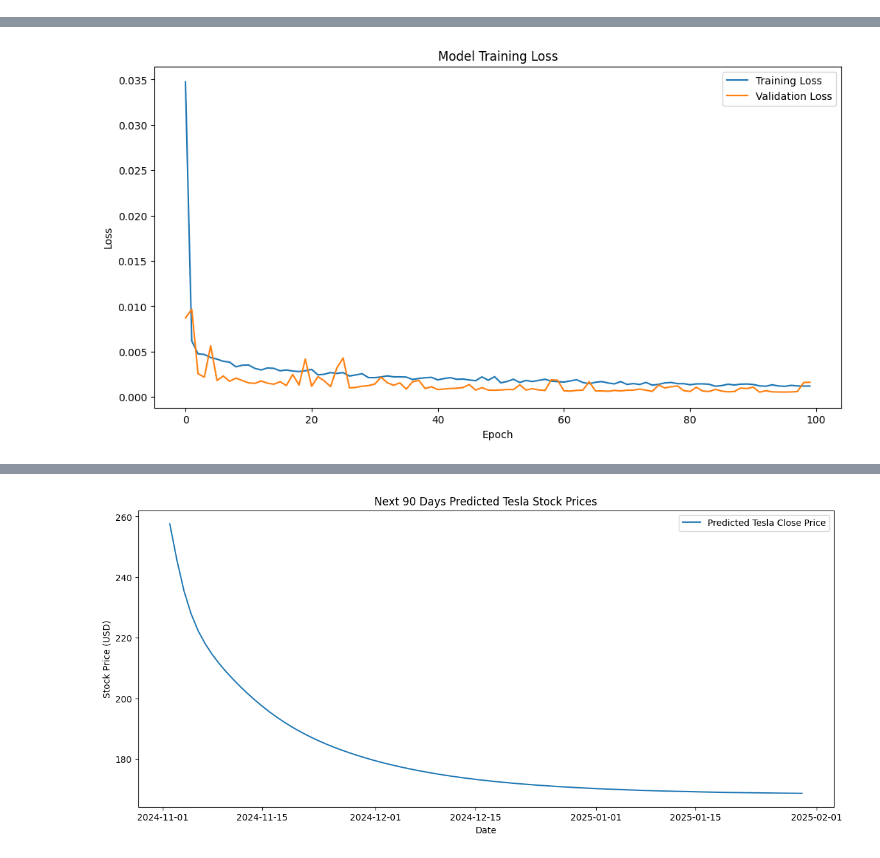
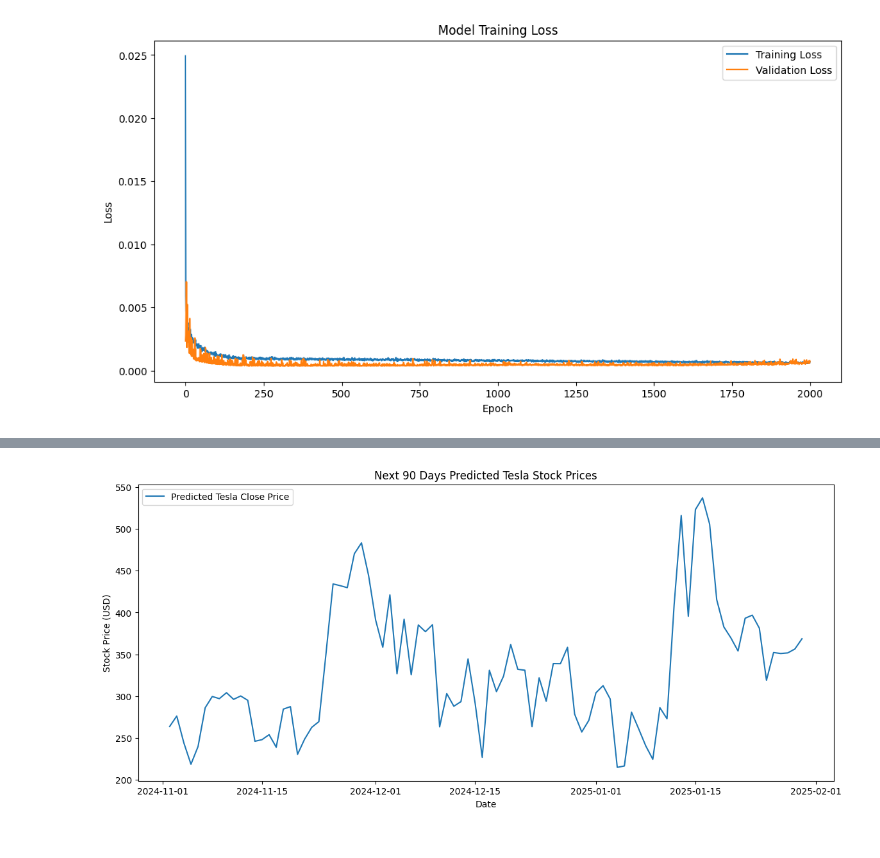
Before and after one commit to TrieuHuynh174/STAT3013.-P11_Nhom8, a Jupyter notebook: Test-LSTM.ipynb, the cells around one changed output, grey strips where cells are left out. Saved outputs shown, nothing was run; the diff lists cells and outputs as text; code cells hidden in the pictures.

```diff
--- a/Test-LSTM.ipynb
+++ b/Test-LSTM.ipynb
@@ -6,50 +6,54 @@ from tensorflow.keras.models import Sequential
 from tensorflow.keras.layers import LSTM, Dense, Dropout
 import matplotlib.pyplot as plt
 
-# Step 1: Load the data
-tesla_data = pd.read_csv('Tesla_Close_2019_2024.csv', parse_dates=['Date'], index_col='Date')
-sp500_data = pd.read_csv('S&P500_Close_2019_2024.csv', parse_dates=['Date'], index_col='Date')
-ixic_data = pd.read_csv('IXIC_Close_2019_2024.csv', parse_dates=['Date'], index_col='Date')
+# Load and prepare the data
+tesla_close = pd.read_csv('Tesla_Close_2019_2024.csv', parse_dates=['Date'], index_col='Date')
+daily_revenue = pd.read_csv('Daily_Revenue_2019_2024.csv', parse_dates=['Date'], index_col='Date')
+sp500 = pd.read_csv('S&P500_Close_2019_2024.csv', parse_dates=['Date'], index_col='Date')
 
-# Merge datasets on 'Date'
-merged_data = tesla_data.merge(sp500_data, left_index=True, right_index=True, suffixes=('', '_sp500'))
-merged_data = merged_data.merge(ixic_data, left_index=True, right_index=True, suffixes=('', '_ixic'))
+# Merge the datasets on 'Date'
+merged_data = tesla_close.merge(daily_revenue, left_index=True, right_index=True, how='inner', suffixes=('', '_revenue'))
+merged_data = merged_data.merge(sp500, left_index=True, right_index=True, how='inner', suffixes=('', '_sp500'))
 
-# Step 2: Preprocess the data
-data = merged_data[['Close', 'Close_sp500', 'Close_ixic']]
+# Filter the data
+merged_data = merged_data.loc['2019-01-01':'2024-11-01']
+
+# Select relevant columns
+data = merged_data[['Close', 'Daily Revenue', 'Close_sp500']]
+
+# Scale the data
 scaler = MinMaxScaler()
 scaled_data = scaler.fit_transform(data)
 
-# Prepare the dataset for LSTM
-def create_dataset(dataset, time_step=60):
+# Create the dataset function
+def create_dataset(dataset, time_step=1):
     X, y = [], []
-    for i in range(time_step, len(dataset)):
-        X.append(dataset[i-time_step:i])
-        y.append(dataset[i, 0])  # Predict the 'Close' price of Tesla
+    for i in range(len(dataset) - time_step - 1):
+        X.append(dataset[i:(i + time_step), :])  # All features as input
+        y.append(dataset[i + time_step, 0])      # Only the 'Close' price as the target
     return np.array(X), np.array(y)
 
-time_step = 60
+time_step = 60  # Using past 60 days
 X, y = create_dataset(scaled_data, time_step)
-X = X.reshape(X.shape[0], X.shape[1], X.shape[2])
 
-# Split data into training and testing sets (80-20 split)
+# Split the data into training and testing sets
 train_size = int(len(X) * 0.8)
 X_train, X_test = X[:train_size], X[train_size:]
 y_train, y_test = y[:train_size], y[train_size:]
 
-# Step 3: Build the LSTM model
+# Build the LSTM model
 model = Sequential()
 model.add(LSTM(units=50, return_sequences=True, input_shape=(X_train.shape[1], X_train.shape[2])))
 model.add(Dropout(0.2))
 model.add(LSTM(units=50, return_sequences=False))
 model.add(Dropout(0.2))
-model.add(Dense(units=1))
+model.add(Dense(units=1))  # Output layer to predict the 'Close' price
 
 # Compile the model
 model.compile(optimizer='adam', loss='mean_squared_error')
 
-# Train the model with early stopping for better generalization
-history = model.fit(X_train, y_train, epochs=100, batch_size=32, validation_data=(X_test, y_test))
+# Train the model
+history = model.fit(X_train, y_train, epochs=2000, batch_size=32, validation_data=(X_test, y_test), verbose=1)
 
 # Plot training history
 plt.figure(figsize=(12, 6))
@@ -61,30 +65,25 @@ plt.ylabel('Loss')
 plt.legend()
 plt.show()
 
-# Step 4: Iterative training on rolling windows for validation
-window_size = 60  # Number of days in each rolling window
-for start in range(0, len(X_train) - window_size, window_size):
-    end = start + window_size
-    model.fit(X_train[start:end], y_train[start:end], epochs=10, batch_size=32, verbose=0)
-
-# Step 5: Predict the next 90 days
-last_60_days = scaled_data[-60:]  # Use last 60 days for prediction
+# Predict the next 90 days
+last_60_days = scaled_data[-60:]  # Last 60 days of data as input for prediction
 input_seq = last_60_days.reshape(1, last_60_days.shape[0], last_60_days.shape[1])
 
 predictions = []
-for _ in range(90):  # Predict next 90 days
+
+for _ in range(90):
     pred = model.predict(input_seq)
-    predictions.append(pred[0, 0])
+    predictions.append(pred[0, 0])  # Add prediction to list
 
-    # Tạo mảng mới có cùng số lượng đặc trưng như input_seq
-    pred_with_features = np.array([[pred[0, 0], 0, 0]])  # Dự đoán giá trị 'Close' và thêm giá trị giả cho các cột khác
-    input_seq = np.append(input_seq[:, 1:, :], pred_with_features.reshape(1, 1, 3), axis=1)  # Cập nhật input_seq
+    # Update input_seq to include the new prediction
+    pred_with_features = np.array([[pred[0, 0], 0, 0]])  # Prediction with dummy values for other features
+    input_seq = np.concatenate((input_seq[:, 1:, :], pred_with_features.reshape(1, 1, 3)), axis=1)
 
-# Inverse scale predictions to original scale
-predictions = scaler.inverse_transform(np.concatenate([np.array(predictions).reshape(-1, 1),
-                                                       np.zeros((90, 2))], axis=1))[:, 0]
+# Transform predictions back to original scale
+predictions = np.array(predictions).reshape(-1, 1)
+predictions = scaler.inverse_transform(np.concatenate([predictions, np.zeros((90, 2))], axis=1))[:, 0]
 
-# Plot predictions
+# Plot the predictions
 plt.figure(figsize=(14, 6))
 plt.plot(pd.date_range(start='2024-11-02', periods=90), predictions, label='Predicted Tesla Close Price')
 plt.title('Next 90 Days Predicted Tesla Stock Prices')
@@ -96,0 +112 @@ Epoch 1/100
+[figure, new version]
@@ -114 +129,0 @@ Epoch 100/100
-[figure, old version]
@@ -132 +130 @@ Epoch 100/100
-[figure, old version]
+[figure, new version]
```
Also changed, not shown: parts of 2 cells of this notebook, 1 other file.
